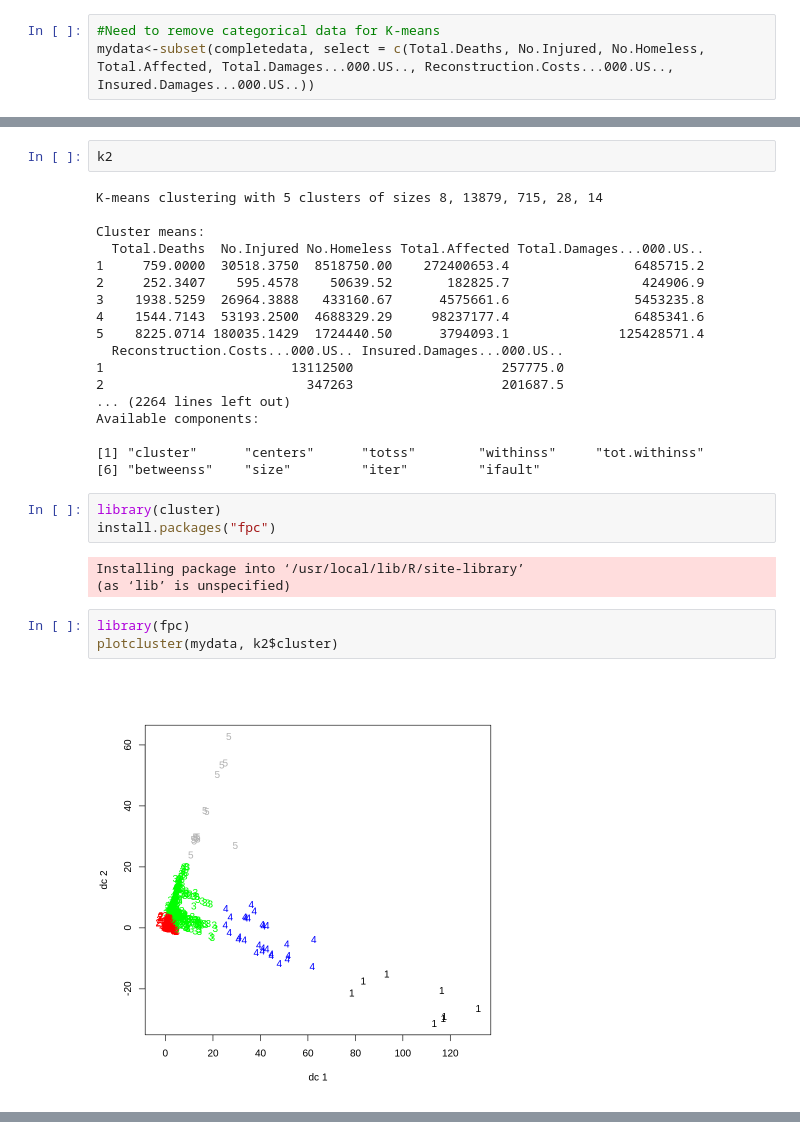
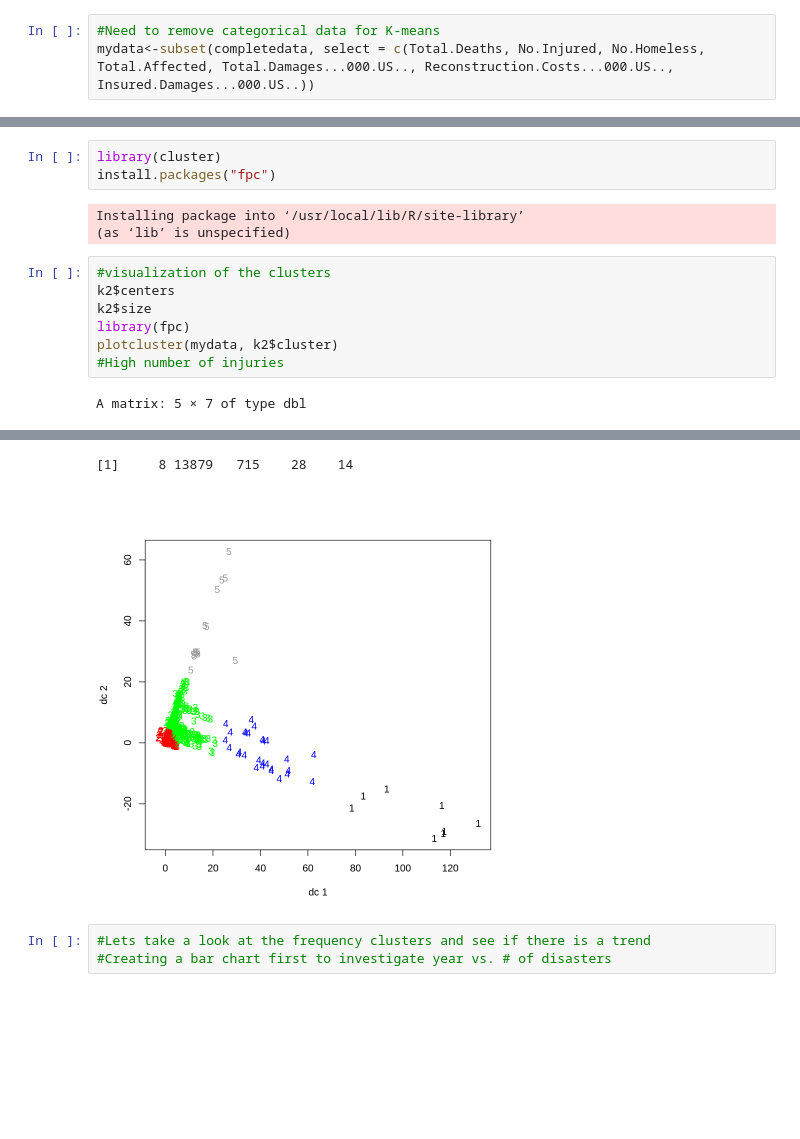
Before and after one commit to najiaahmedd/CIND820_InitialResults, a Jupyter notebook: InitialResults_Imputations&Clustering.ipynb, the cells around one changed output, grey strips where cells are left out. Cells and saved outputs as stored; diff of their text form; blank space fills up the shorter version.

```diff
--- a/InitialResults_Imputations&Clustering.ipynb
+++ b/InitialResults_Imputations&Clustering.ipynb
@@ -268,31 +321,15 @@ List of 9
-# %%
-k2
-# %% [output]
-K-means clustering with 5 clusters of sizes 8, 13879, 715, 28, 14
-
-Cluster means:
-  Total.Deaths  No.Injured No.Homeless Total.Affected Total.Damages...000.US..
-1     759.0000  30518.3750  8518750.00    272400653.4                6485715.2
-2     252.3407    595.4578    50639.52       182825.7                 424906.9
-3    1938.5259  26964.3888   433160.67      4575661.6                5453235.8
-4    1544.7143  53193.2500  4688329.29     98237177.4                6485341.6
-5    8225.0714 180035.1429  1724440.50      3794093.1              125428571.4
-  Reconstruction.Costs...000.US.. Insured.Damages...000.US..
-1                        13112500                   257775.0
-2                          347263                   201687.5
-... (2264 lines left out)
-Available components:
-
-[1] "cluster"      "centers"      "totss"        "withinss"     "tot.withinss"
-[6] "betweenss"    "size"         "iter"         "ifault"
 # %%
 library(cluster)
 install.packages("fpc")
 # %% [output]
 Installing package into ‘/usr/local/lib/R/site-library’
 (as ‘lib’ is unspecified)
-# %%
-library(fpc)
-plotcluster(mydata, k2$cluster)
-# %% [output]
-[figure, removed]
+# %%
+#visualization of the clusters
+k2$centers
+k2$size
+library(fpc)
+plotcluster(mydata, k2$cluster)
+#High number of injuries
+# %% [output]
+A matrix: 5 × 7 of type dbl
@@ -298,0 +342,5 @@ plotcluster(mydata, k2$cluster)
+[1]     8 13879   715    28    14
+[figure, added]
+# %%
+#Lets take a look at the frequency clusters and see if there is a trend
+#Creating a bar chart first to investigate year vs. # of disasters
```
Also changed, not shown: parts of 8 cells of this notebook.
